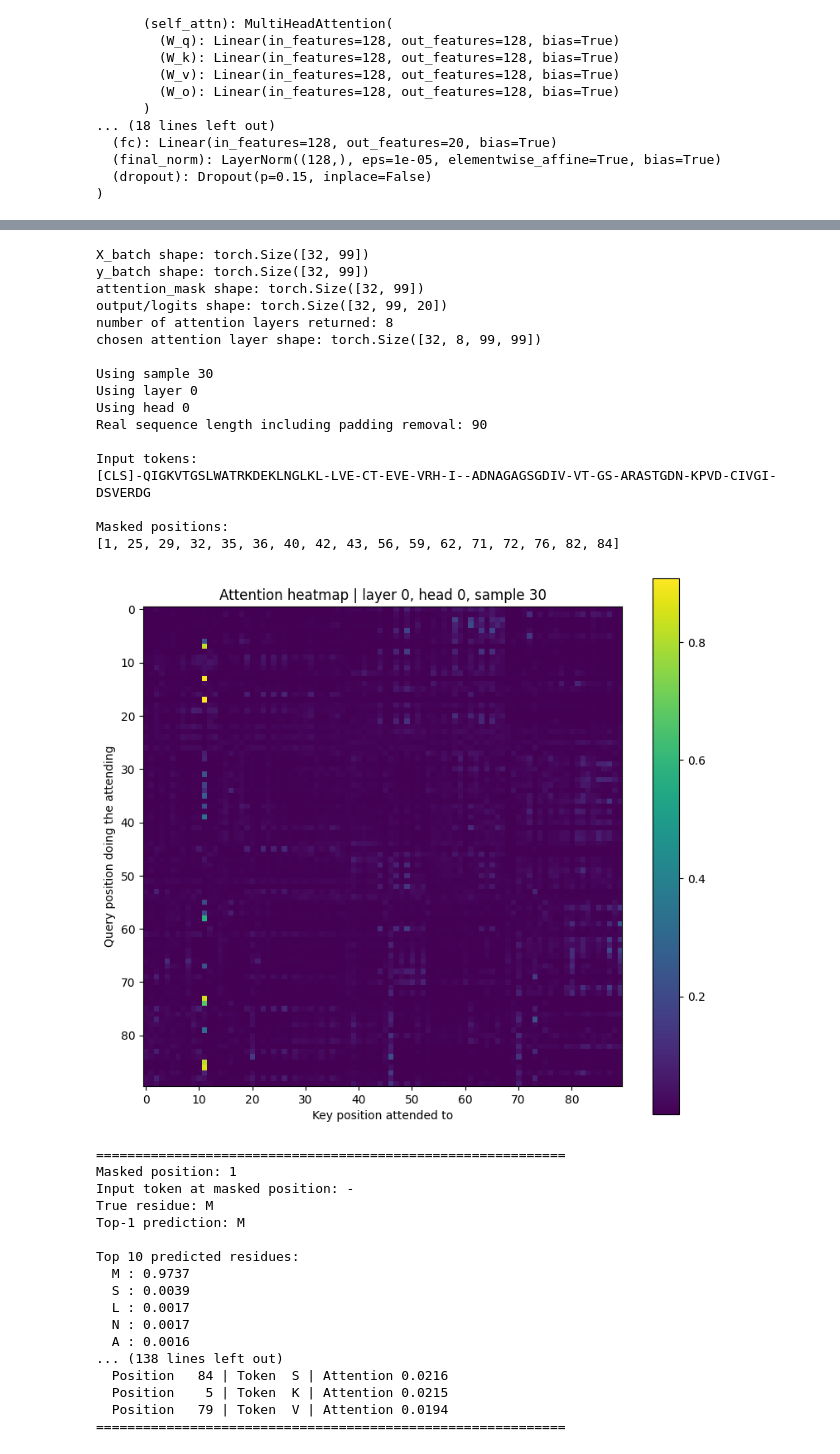
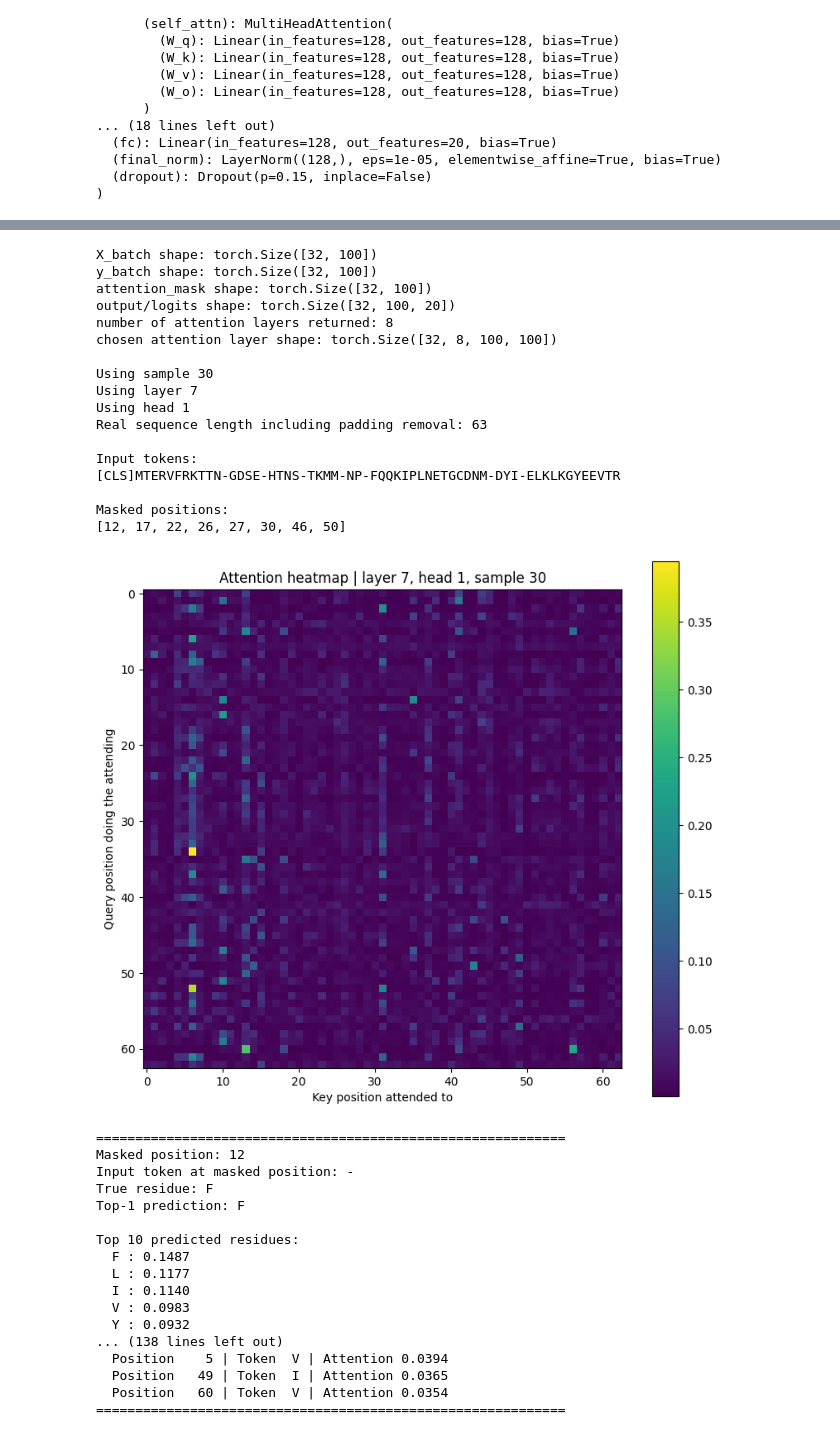
Before and after one commit to skurl/MaskedProteome, a Jupyter notebook: notebook.ipynb, the cells around one changed output, grey strips where cells are left out. Drawn from its saved outputs; the diff is of its cells as text; code cells hidden in the pictures.

```diff
--- a/notebook.ipynb
+++ b/notebook.ipynb
@@ -735,62 +735,62 @@ def observe_attention(
         )
 
         print(f"Top {top_k} attended positions from masked position {mask_pos}:")
         for value, pos in zip(top_attn_values, top_attn_positions):
             pos = pos.item()
             token = aa_itos[x_real[pos].item()]
             print(f"  Position {pos:>4} | Token {token:>2} | Attention {value.item():.4f}")
 
         print("=" * 60)
         print()
 
 
 # Run it
 observe_attention(
     model=transformer,
     loader=test_loader,
     device=device,
     aa_itos=aa_itos,
-    layer_idx=0,      # final encoder layer
-    head_idx=0,        # first attention head
+    layer_idx=7,      # final encoder layer
+    head_idx=1,        # first attention head
     sample_idx=30,      # first protein in batch
     top_k=10,
     max_display_len=200
 )
 # %% [output]
-X_batch shape: torch.Size([32, 99])
-y_batch shape: torch.Size([32, 99])
-attention_mask shape: torch.Size([32, 99])
-output/logits shape: torch.Size([32, 99, 20])
+X_batch shape: torch.Size([32, 100])
+y_batch shape: torch.Size([32, 100])
+attention_mask shape: torch.Size([32, 100])
+output/logits shape: torch.Size([32, 100, 20])
 number of attention layers returned: 8
-chosen attention layer shape: torch.Size([32, 8, 99, 99])
+chosen attention layer shape: torch.Size([32, 8, 100, 100])
 
 Using sample 30
-Using layer 0
-Using head 0
-Real sequence length including padding removal: 90
+Using layer 7
+Using head 1
+Real sequence length including padding removal: 63
 
 Input tokens:
-[CLS]-QIGKVTGSLWATRKDEKLNGLKL-LVE-CT-EVE-VRH-I--ADNAGAGSGDIV-VT-GS-ARASTGDN-KPVD-CIVGI-DSVERDG
+[CLS]MTERVFRKTTN-GDSE-HTNS-TKMM-NP-FQQKIPLNETGCDNM-DYI-ELKLKGYEEVTR
 
 Masked positions:
-[1, 25, 29, 32, 35, 36, 40, 42, 43, 56, 59, 62, 71, 72, 76, 82, 84]
+[12, 17, 22, 26, 27, 30, 46, 50]
-[figure, old version]
+[figure, new version]
 ============================================================
-Masked position: 1
+Masked position: 12
 Input token at masked position: -
-True residue: M
-Top-1 prediction: M
+True residue: F
+Top-1 prediction: F
 
 Top 10 predicted residues:
-  M : 0.9737
-  S : 0.0039
-  L : 0.0017
-  N : 0.0017
-  A : 0.0016
+  F : 0.1487
+  L : 0.1177
+  I : 0.1140
+  V : 0.0983
+  Y : 0.0932
 ... (138 lines left out)
-  Position   84 | Token  S | Attention 0.0216
-  Position    5 | Token  K | Attention 0.0215
-  Position   79 | Token  V | Attention 0.0194
+  Position    5 | Token  V | Attention 0.0394
+  Position   49 | Token  I | Attention 0.0365
+  Position   60 | Token  V | Attention 0.0354
 ============================================================
 # %%
 from collections import defaultdict
```
Also changed, not shown: parts of 4 cells of this notebook.
